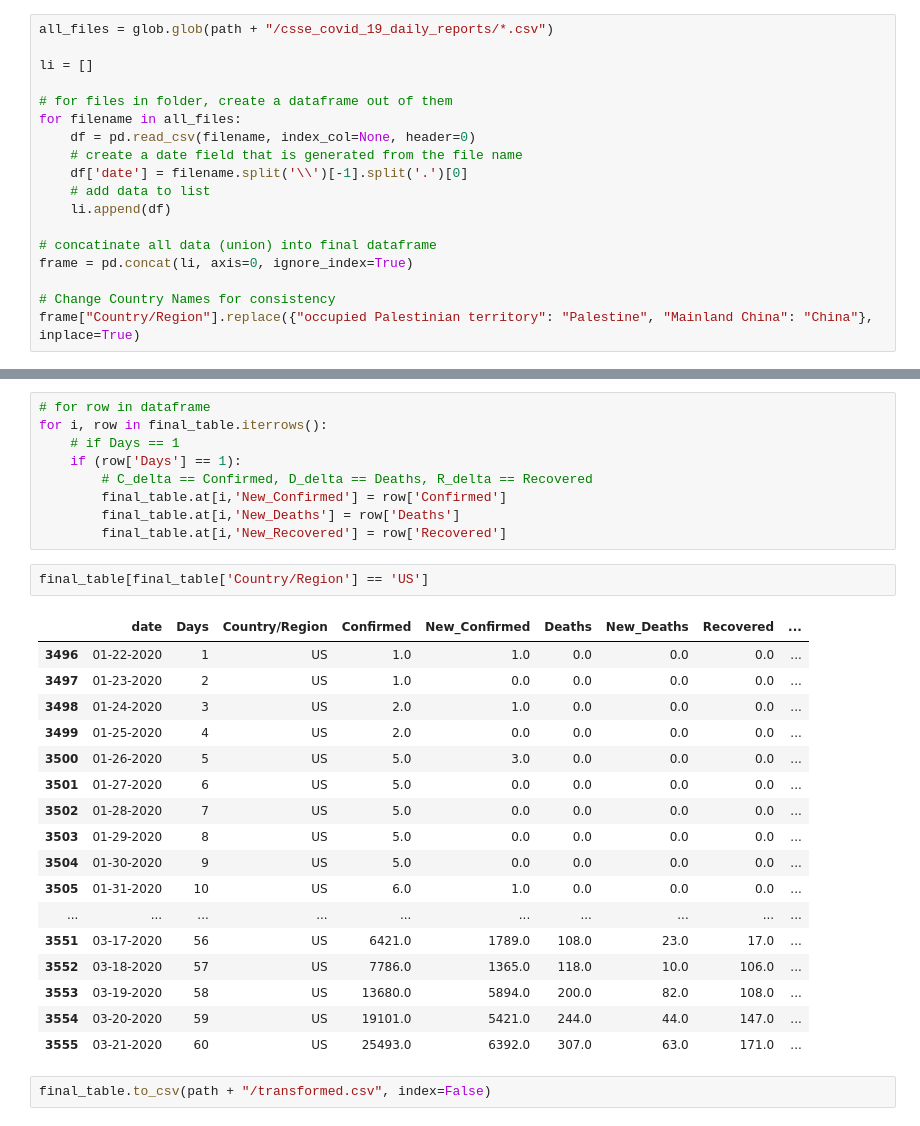
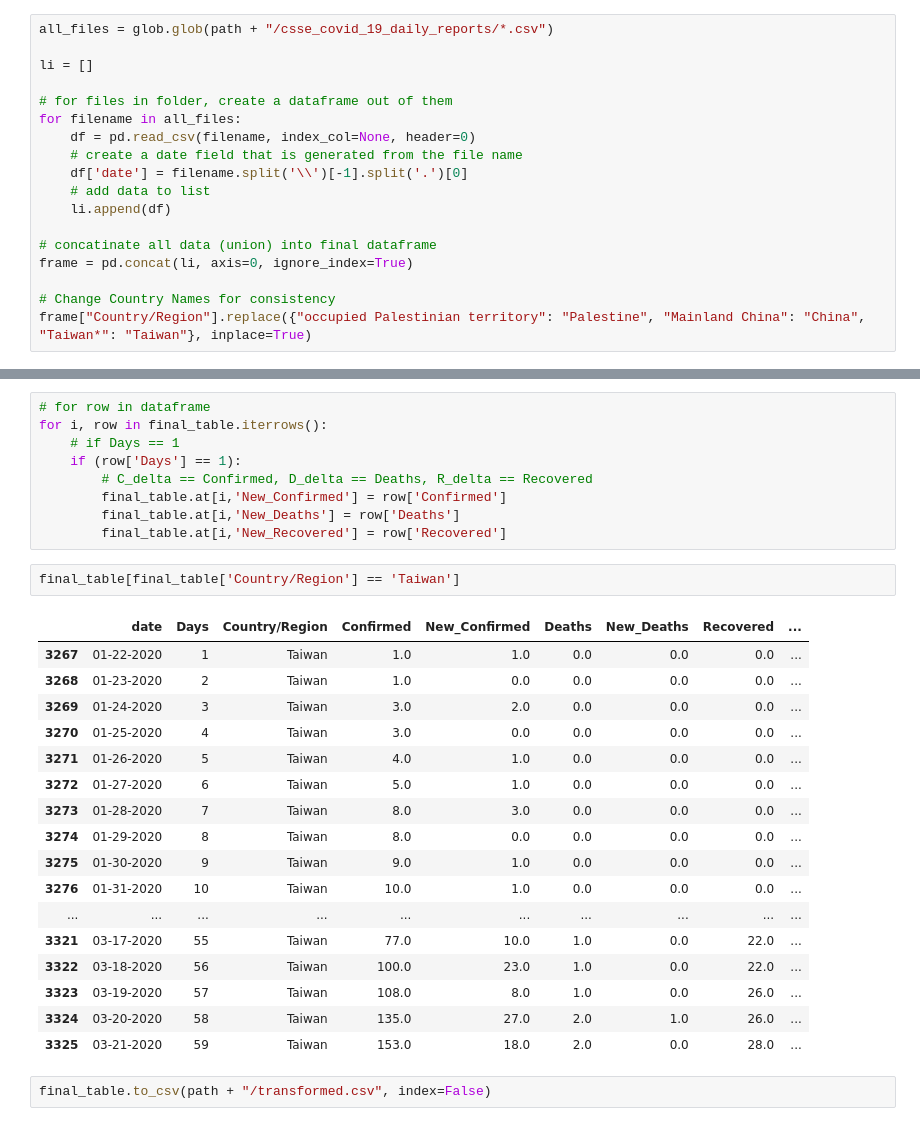
Before and after one commit to Shafquat/COVID-19_day_count, a Jupyter notebook: Merge_Data_add_Day_Count.ipynb, the cells around one changed output, grey strips where cells are left out. Drawn from its saved outputs; the diff is of its cells as text.

Commit message:
Cleaned Taiwan data and added tableau dashboard

```diff
--- a/Merge_Data_add_Day_Count.ipynb
+++ b/Merge_Data_add_Day_Count.ipynb
@@ -24,7 +24,7 @@ for filename in all_files:
 frame = pd.concat(li, axis=0, ignore_index=True)
 
 # Change Country Names for consistency
-frame["Country/Region"].replace({"occupied Palestinian territory": "Palestine", "Mainland China": "China"}, inplace=True)
+frame["Country/Region"].replace({"occupied Palestinian territory": "Palestine", "Mainland China": "China", "Taiwan*": "Taiwan"}, inplace=True)
 # %%
 # aggregate numbers by country
 country_df = frame.groupby(['Country/Region','date']).sum().reset_index()
@@ -72,24 +72,24 @@ for i, row in final_table.iterrows():
         final_table.at[i,'New_Deaths'] = row['Deaths']
         final_table.at[i,'New_Recovered'] = row['Recovered']
 # %%
-final_table[final_table['Country/Region'] == 'US']
+final_table[final_table['Country/Region'] == 'Taiwan']
 # %% [output]
 |  | date | Days | Country/Region | Confirmed | New_Confirmed | Deaths | New_Deaths | Recovered | ... |
-| 3496 | 01-22-2020 | 1 | US | 1.0 | 1.0 | 0.0 | 0.0 | 0.0 | ... |
-| 3497 | 01-23-2020 | 2 | US | 1.0 | 0.0 | 0.0 | 0.0 | 0.0 | ... |
-| 3498 | 01-24-2020 | 3 | US | 2.0 | 1.0 | 0.0 | 0.0 | 0.0 | ... |
-| 3499 | 01-25-2020 | 4 | US | 2.0 | 0.0 | 0.0 | 0.0 | 0.0 | ... |
-| 3500 | 01-26-2020 | 5 | US | 5.0 | 3.0 | 0.0 | 0.0 | 0.0 | ... |
-| 3501 | 01-27-2020 | 6 | US | 5.0 | 0.0 | 0.0 | 0.0 | 0.0 | ... |
-| 3502 | 01-28-2020 | 7 | US | 5.0 | 0.0 | 0.0 | 0.0 | 0.0 | ... |
-| 3503 | 01-29-2020 | 8 | US | 5.0 | 0.0 | 0.0 | 0.0 | 0.0 | ... |
-| 3504 | 01-30-2020 | 9 | US | 5.0 | 0.0 | 0.0 | 0.0 | 0.0 | ... |
-| 3505 | 01-31-2020 | 10 | US | 6.0 | 1.0 | 0.0 | 0.0 | 0.0 | ... |
+| 3267 | 01-22-2020 | 1 | Taiwan | 1.0 | 1.0 | 0.0 | 0.0 | 0.0 | ... |
+| 3268 | 01-23-2020 | 2 | Taiwan | 1.0 | 0.0 | 0.0 | 0.0 | 0.0 | ... |
+| 3269 | 01-24-2020 | 3 | Taiwan | 3.0 | 2.0 | 0.0 | 0.0 | 0.0 | ... |
+| 3270 | 01-25-2020 | 4 | Taiwan | 3.0 | 0.0 | 0.0 | 0.0 | 0.0 | ... |
+| 3271 | 01-26-2020 | 5 | Taiwan | 4.0 | 1.0 | 0.0 | 0.0 | 0.0 | ... |
+| 3272 | 01-27-2020 | 6 | Taiwan | 5.0 | 1.0 | 0.0 | 0.0 | 0.0 | ... |
+| 3273 | 01-28-2020 | 7 | Taiwan | 8.0 | 3.0 | 0.0 | 0.0 | 0.0 | ... |
+| 3274 | 01-29-2020 | 8 | Taiwan | 8.0 | 0.0 | 0.0 | 0.0 | 0.0 | ... |
+| 3275 | 01-30-2020 | 9 | Taiwan | 9.0 | 1.0 | 0.0 | 0.0 | 0.0 | ... |
+| 3276 | 01-31-2020 | 10 | Taiwan | 10.0 | 1.0 | 0.0 | 0.0 | 0.0 | ... |
 | ... | ... | ... | ... | ... | ... | ... | ... | ... | ... |
-| 3551 | 03-17-2020 | 56 | US | 6421.0 | 1789.0 | 108.0 | 23.0 | 17.0 | ... |
-| 3552 | 03-18-2020 | 57 | US | 7786.0 | 1365.0 | 118.0 | 10.0 | 106.0 | ... |
-| 3553 | 03-19-2020 | 58 | US | 13680.0 | 5894.0 | 200.0 | 82.0 | 108.0 | ... |
-| 3554 | 03-20-2020 | 59 | US | 19101.0 | 5421.0 | 244.0 | 44.0 | 147.0 | ... |
-| 3555 | 03-21-2020 | 60 | US | 25493.0 | 6392.0 | 307.0 | 63.0 | 171.0 | ... |
+| 3321 | 03-17-2020 | 55 | Taiwan | 77.0 | 10.0 | 1.0 | 0.0 | 22.0 | ... |
+| 3322 | 03-18-2020 | 56 | Taiwan | 100.0 | 23.0 | 1.0 | 0.0 | 22.0 | ... |
+| 3323 | 03-19-2020 | 57 | Taiwan | 108.0 | 8.0 | 1.0 | 0.0 | 26.0 | ... |
+| 3324 | 03-20-2020 | 58 | Taiwan | 135.0 | 27.0 | 2.0 | 1.0 | 26.0 | ... |
+| 3325 | 03-21-2020 | 59 | Taiwan | 153.0 | 18.0 | 2.0 | 0.0 | 28.0 | ... |
 # %%
 final_table.to_csv(path + "/transformed.csv", index=False)
```
Also changed, not shown: 4 other files.
